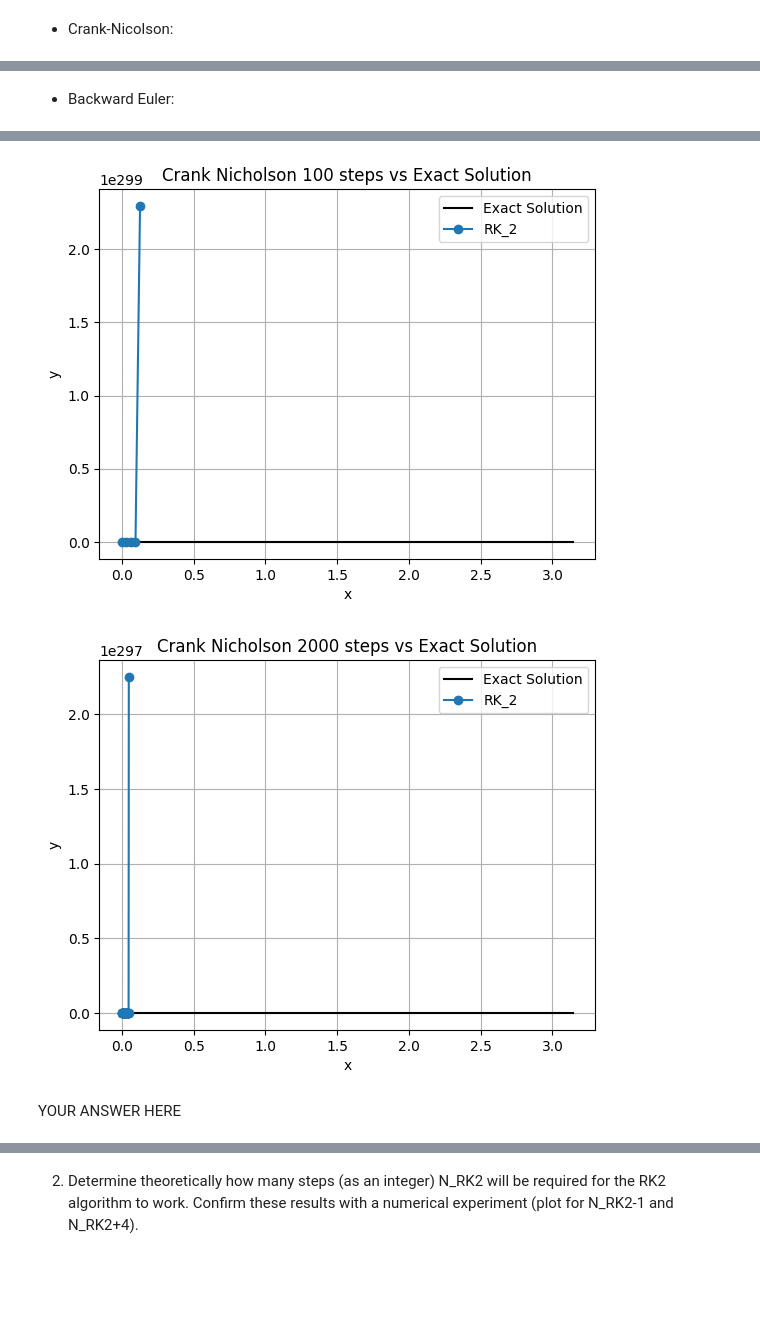
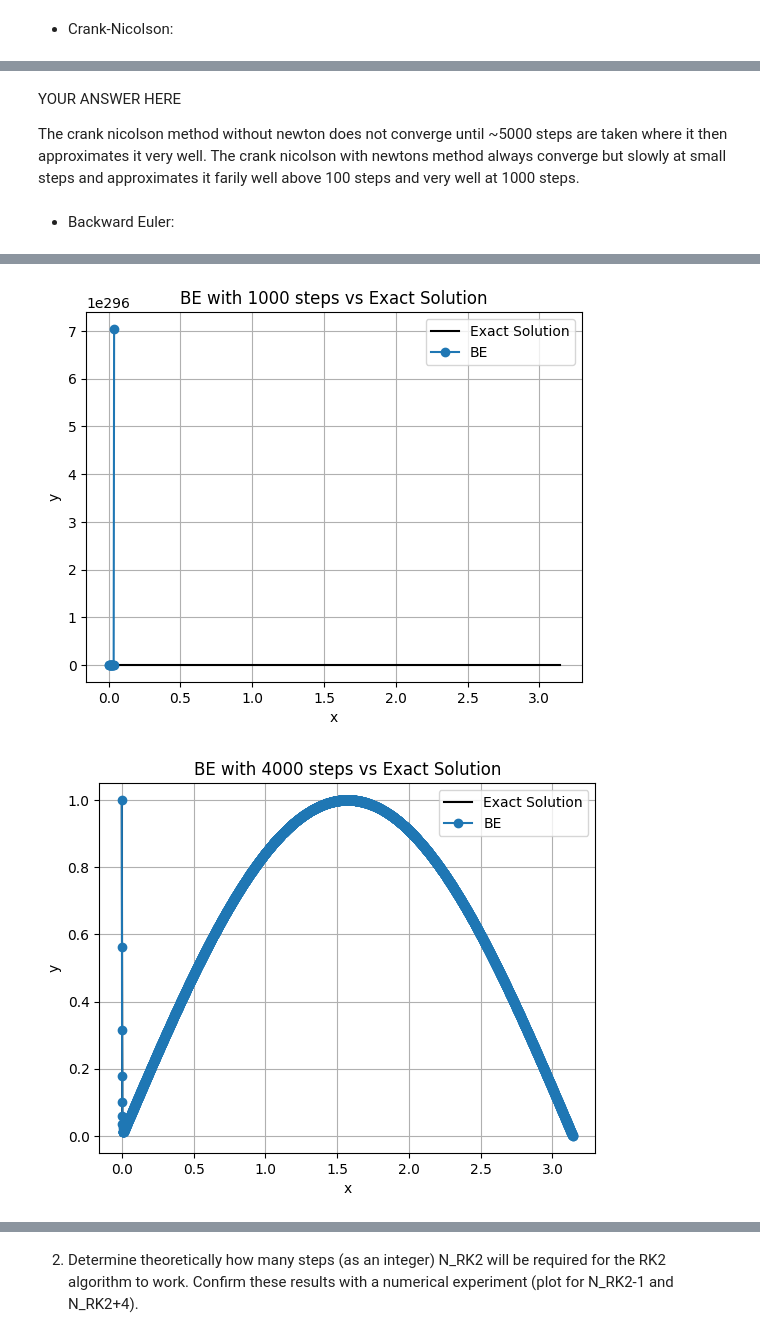
Before and after one commit to lfranz922/Math-406, a Jupyter notebook: Assignment_3_student.ipynb, the cells around one changed output, grey strips where cells are left out. Drawn from its saved outputs; the diff is of its cells as text; code cells hidden in the pictures; blank space fills up the shorter version.

```diff
--- a/Assignment_3_student.ipynb
+++ b/Assignment_3_student.ipynb
@@ -123,16 +123,15 @@ b = 0.5
 hm_FE = 0
 hm_ImpE = 0
 # YOUR CODE HERE
-# Define the problem parameters
-a, b = 0, 0.5
+a = 0
+b = 0.5
 y0 = 1
 lambda_val = 10 * (-1 - np.sqrt(3) * 1j)
 f = lambda x, y: lambda_val * y
 
-h_FE_max = 2 / abs(lambda_val)  # Stability condition for Forward Euler
-h_ImpE_max = 2 / abs(lambda_val)  # Approximate for Improved Euler
+h_FE_max = 2 / abs(lambda_val)
+h_ImpE_max = 2 / abs(lambda_val)
 
-# Step sizes for testing
 h_values = [(h_FE_max / 4, r"$h < h_m$"), (h_FE_max, r"$h = h_m$"), (h_FE_max * 1.1, r"$h > h_m$")]
 
 
@@ -140,8 +139,6 @@ h_values = [(h_FE_max / 4, r"$h < h_m$"), (h_FE_max, r"$h = h_m$"), (h_FE_max *
 # plt.figure(figsize=(10, 6))
 x_exact = np.linspace(a, b, 1000)
 y_exact = exact(x_exact)
-# plt.plot(x_exact, y_exact.real, 'k-', label='Exact Solution (Re)')
-# plt.plot(x_exact, y_exact.imag, 'k--', label='Exact Solution (Im)')
 
 for h, stability in h_values:
     plt.plot(x_exact, y_exact.real, 'k-', label='Exact Solution (Re)')
@@ -486,7 +479,7 @@ a = 0
 b = np.pi
 
 
-for steps in [20, 100, 2000]:
+for steps in [20, 100, 1000, 2000]:
     x_exact = np.linspace(a, b, steps)
     y_exact = exact(x_exact)
 
@@ -558,3 +613,7 @@ YOUR ANSWER HERE
+# %% [markdown]
+YOUR ANSWER HERE
+
+The crank nicolson method without newton does not converge until ~5000 steps are taken where it then approximates it very well. The crank nicolson with newtons method always converge but slowly at small steps and approximates it farily well above 100 steps and very well at 1000 steps.
 # %% [markdown]
 - Backward Euler:
 # %%
@@ -563,19 +622,18 @@ YOUR ANSWER HERE
 # YOUR CODE HERE
 x_exact = np.linspace(a, b, 1000)
 y_exact = exact(x_exact)
-for steps in [10, 20, 100, 2000]:
 
-
+for steps in [10, 100, 1000, 4000]:
     plt.plot(x_exact, y_exact.real, 'k-', label='Exact Solution')
 
     x_rk2, y_rk2 = BE(f, a, b, y0, (b-a) / steps)
 
-    plt.plot(x_rk2, y_rk2.real, 'o-', label=f'RK_2')
+    plt.plot(x_rk2, y_rk2.real, 'o-', label=f'BE')
 
     plt.xlabel('x')
     plt.ylabel('y')
     plt.legend()
-    plt.title(f'Crank Nicholson {steps} steps vs Exact Solution')
+    plt.title(f'BE with {steps} steps vs Exact Solution')
     plt.grid()
     plt.show()
 # raise NotImplementedError()
@@ -585,4 +643,2 @@ for steps in [10, 20, 100, 2000]:
-[figure, old version]
+[figure, new version]
-[figure, old version]
+[figure, new version]
-# %% [markdown]
-YOUR ANSWER HERE
```
Also changed, not shown: parts of 19 cells of this notebook.
